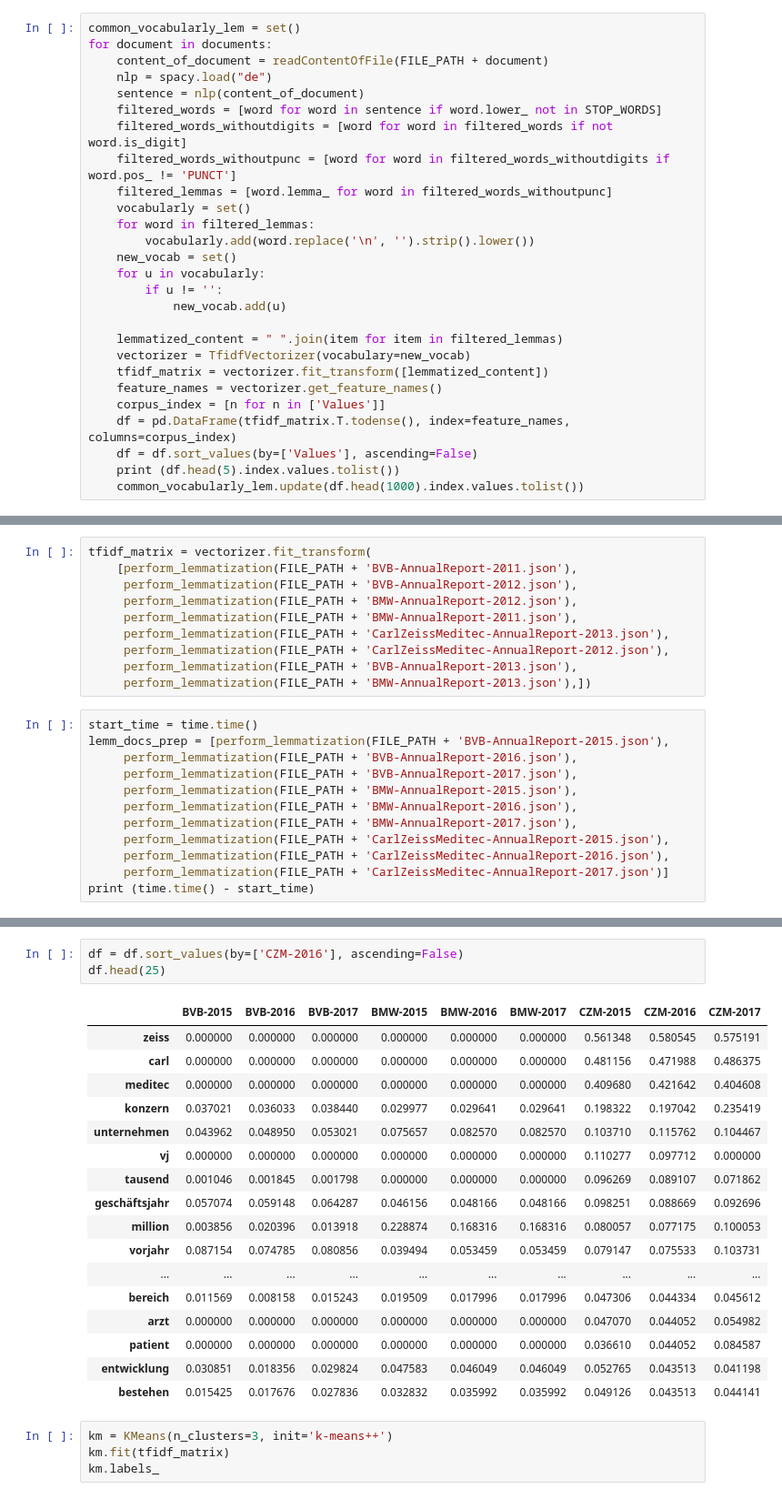
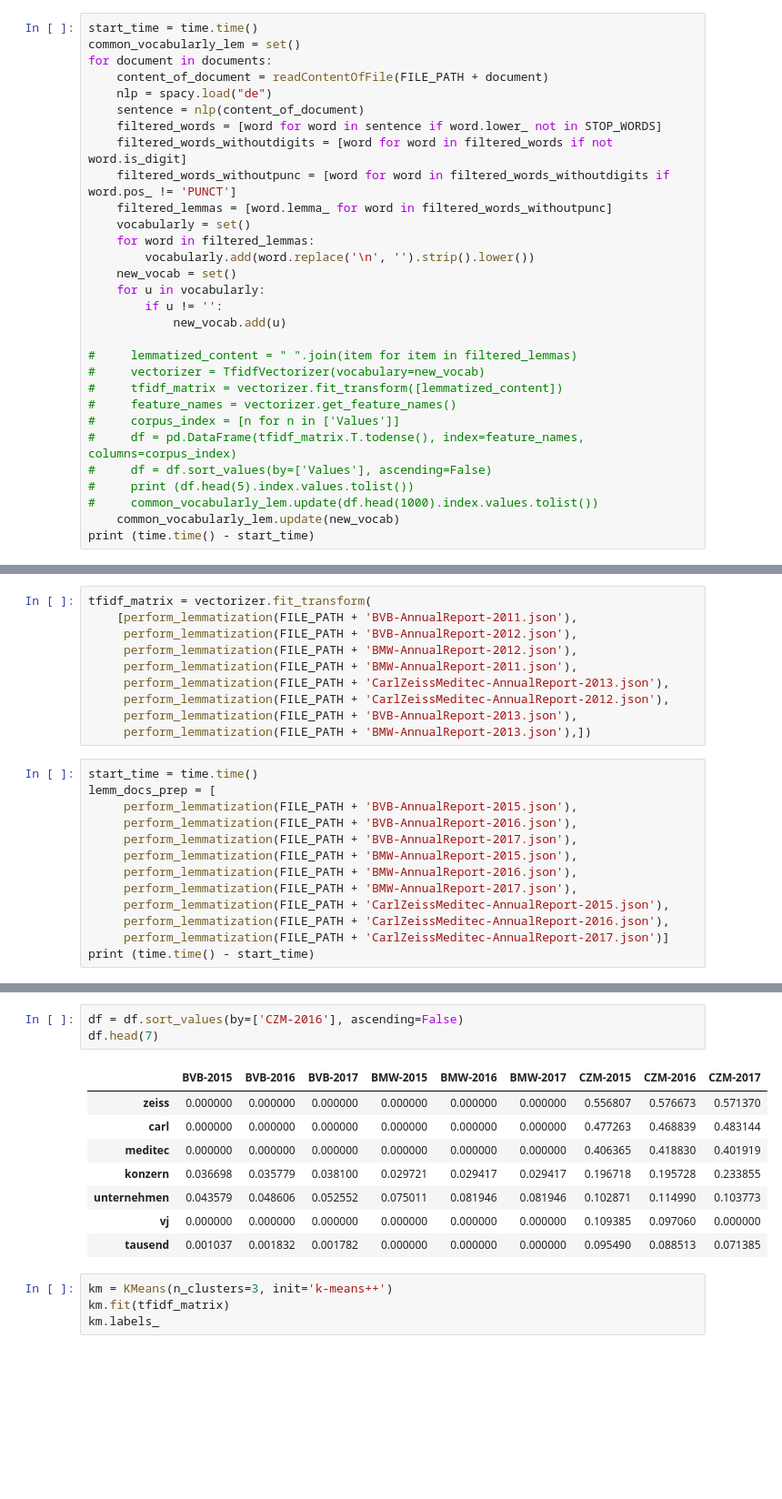
Before and after one commit to michaelborisov/text-analysis-lab, a Jupyter notebook: ML lab.ipynb, the cells around one changed output, grey strips where cells are left out. Shown at 91% size. Cells and saved outputs as stored; diff of their text form; blank space fills up the shorter version.

```diff
--- a/ML lab.ipynb
+++ b/ML lab.ipynb
@@ -99,6 +99,7 @@ def perform_lemmatization(document):
     lemmatized_content = " ".join(item for item in filtered_lemmas)
     return lemmatized_content
 # %%
+start_time = time.time()
 common_vocabularly_lem = set()
 for document in documents:
     content_of_document = readContentOfFile(FILE_PATH + document)
@@ -116,13 +117,15 @@ for document in documents:
         if u != '':
             new_vocab.add(u)
 
-    lemmatized_content = " ".join(item for item in filtered_lemmas)
-    vectorizer = TfidfVectorizer(vocabulary=new_vocab)
-    tfidf_matrix = vectorizer.fit_transform([lemmatized_content])
-    feature_names = vectorizer.get_feature_names()
-    corpus_index = [n for n in ['Values']]
-    df = pd.DataFrame(tfidf_matrix.T.todense(), index=feature_names, columns=corpus_index)
-    df = df.sort_values(by=['Values'], ascending=False)
-    print (df.head(5).index.values.tolist())
-    common_vocabularly_lem.update(df.head(1000).index.values.tolist())
+#     lemmatized_content = " ".join(item for item in filtered_lemmas)
+#     vectorizer = TfidfVectorizer(vocabulary=new_vocab)
+#     tfidf_matrix = vectorizer.fit_transform([lemmatized_content])
+#     feature_names = vectorizer.get_feature_names()
+#     corpus_index = [n for n in ['Values']]
+#     df = pd.DataFrame(tfidf_matrix.T.todense(), index=feature_names, columns=corpus_index)
+#     df = df.sort_values(by=['Values'], ascending=False)
+#     print (df.head(5).index.values.tolist())
+#     common_vocabularly_lem.update(df.head(1000).index.values.tolist())
+    common_vocabularly_lem.update(new_vocab)
+print (time.time() - start_time)
 # %% [output]
@@ -156,7 +151,8 @@ tfidf_matrix = vectorizer.fit_transform(
      perform_lemmatization(FILE_PATH + 'BMW-AnnualReport-2013.json'),])
 # %%
 start_time = time.time()
-lemm_docs_prep = [perform_lemmatization(FILE_PATH + 'BVB-AnnualReport-2015.json'),
+lemm_docs_prep = [
+     perform_lemmatization(FILE_PATH + 'BVB-AnnualReport-2015.json'),
      perform_lemmatization(FILE_PATH + 'BVB-AnnualReport-2016.json'),
      perform_lemmatization(FILE_PATH + 'BVB-AnnualReport-2017.json'),
      perform_lemmatization(FILE_PATH + 'BMW-AnnualReport-2015.json'),
@@ -223,24 +209,15 @@ df.head(10)
 # %%
 df = df.sort_values(by=['CZM-2016'], ascending=False)
-df.head(25)
+df.head(7)
 # %% [output]
 |  | BVB-2015 | BVB-2016 | BVB-2017 | BMW-2015 | BMW-2016 | BMW-2017 | CZM-2015 | CZM-2016 | CZM-2017 |
-| zeiss | 0.000000 | 0.000000 | 0.000000 | 0.000000 | 0.000000 | 0.000000 | 0.561348 | 0.580545 | 0.575191 |
-| carl | 0.000000 | 0.000000 | 0.000000 | 0.000000 | 0.000000 | 0.000000 | 0.481156 | 0.471988 | 0.486375 |
-| meditec | 0.000000 | 0.000000 | 0.000000 | 0.000000 | 0.000000 | 0.000000 | 0.409680 | 0.421642 | 0.404608 |
-| konzern | 0.037021 | 0.036033 | 0.038440 | 0.029977 | 0.029641 | 0.029641 | 0.198322 | 0.197042 | 0.235419 |
-| unternehmen | 0.043962 | 0.048950 | 0.053021 | 0.075657 | 0.082570 | 0.082570 | 0.103710 | 0.115762 | 0.104467 |
-| vj | 0.000000 | 0.000000 | 0.000000 | 0.000000 | 0.000000 | 0.000000 | 0.110277 | 0.097712 | 0.000000 |
-| tausend | 0.001046 | 0.001845 | 0.001798 | 0.000000 | 0.000000 | 0.000000 | 0.096269 | 0.089107 | 0.071862 |
-| geschäftsjahr | 0.057074 | 0.059148 | 0.064287 | 0.046156 | 0.048166 | 0.048166 | 0.098251 | 0.088669 | 0.092696 |
-| million | 0.003856 | 0.020396 | 0.013918 | 0.228874 | 0.168316 | 0.168316 | 0.080057 | 0.077175 | 0.100053 |
-| vorjahr | 0.087154 | 0.074785 | 0.080856 | 0.039494 | 0.053459 | 0.053459 | 0.079147 | 0.075533 | 0.103731 |
-| ... | ... | ... | ... | ... | ... | ... | ... | ... | ... |
-| bereich | 0.011569 | 0.008158 | 0.015243 | 0.019509 | 0.017996 | 0.017996 | 0.047306 | 0.044334 | 0.045612 |
-| arzt | 0.000000 | 0.000000 | 0.000000 | 0.000000 | 0.000000 | 0.000000 | 0.047070 | 0.044052 | 0.054982 |
-| patient | 0.000000 | 0.000000 | 0.000000 | 0.000000 | 0.000000 | 0.000000 | 0.036610 | 0.044052 | 0.084587 |
-| entwicklung | 0.030851 | 0.018356 | 0.029824 | 0.047583 | 0.046049 | 0.046049 | 0.052765 | 0.043513 | 0.041198 |
-| bestehen | 0.015425 | 0.017676 | 0.027836 | 0.032832 | 0.035992 | 0.035992 | 0.049126 | 0.043513 | 0.044141 |
+| zeiss | 0.000000 | 0.000000 | 0.000000 | 0.000000 | 0.000000 | 0.000000 | 0.556807 | 0.576673 | 0.571370 |
+| carl | 0.000000 | 0.000000 | 0.000000 | 0.000000 | 0.000000 | 0.000000 | 0.477263 | 0.468839 | 0.483144 |
+| meditec | 0.000000 | 0.000000 | 0.000000 | 0.000000 | 0.000000 | 0.000000 | 0.406365 | 0.418830 | 0.401919 |
+| konzern | 0.036698 | 0.035779 | 0.038100 | 0.029721 | 0.029417 | 0.029417 | 0.196718 | 0.195728 | 0.233855 |
+| unternehmen | 0.043579 | 0.048606 | 0.052552 | 0.075011 | 0.081946 | 0.081946 | 0.102871 | 0.114990 | 0.103773 |
+| vj | 0.000000 | 0.000000 | 0.000000 | 0.000000 | 0.000000 | 0.000000 | 0.109385 | 0.097060 | 0.000000 |
+| tausend | 0.001037 | 0.001832 | 0.001782 | 0.000000 | 0.000000 | 0.000000 | 0.095490 | 0.088513 | 0.071385 |
 # %%
 km = KMeans(n_clusters=3, init='k-means++')
 km.fit(tfidf_matrix)
```
Also changed, not shown: parts of 16 cells of this notebook.
